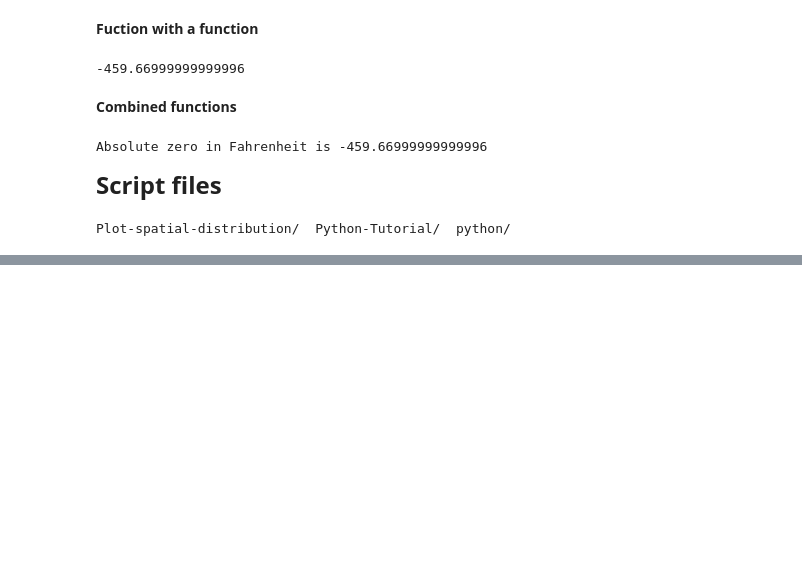
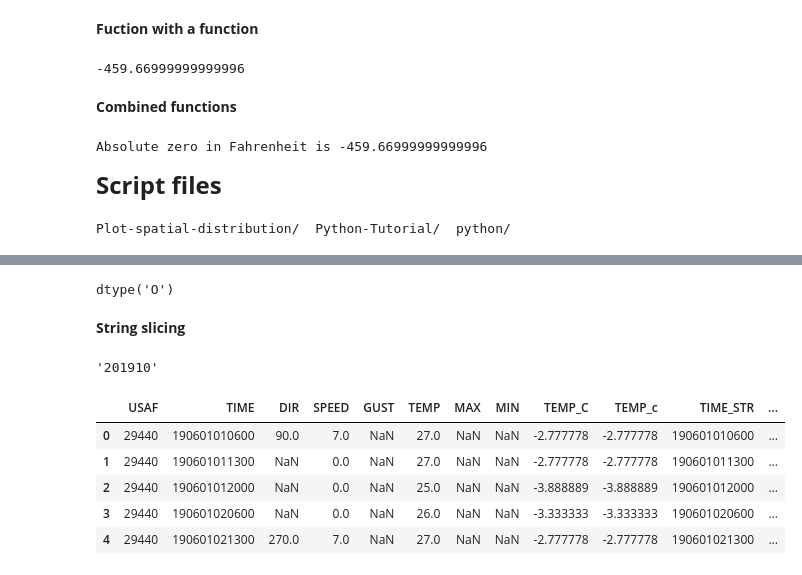
Before and after one commit to yangshanye/Python-Tutorial, a Jupyter notebook: Geopython_basic_expresion.ipynb, the cells around one changed output, grey strips where cells are left out. Saved outputs shown, nothing was run; the diff lists cells and outputs as text; code cells hidden in the pictures; blank space fills up the shorter version.

```diff
--- a/Geopython_basic_expresion.ipynb
+++ b/Geopython_basic_expresion.ipynb
@@ -2083,0 +2139,7 @@ for idx, row in data_short.iterrows():
+# %%
+for idx in data_short.head().iterrows():
+
+
+    print(idx)
+    print("\n")
+    break
@@ -2083,0 +2158,9 @@ for idx, row in data_short.iterrows():
+# %%
+data["TEMP_C"] = 0.0
+
+for idx, row in data.iterrows():
+  # Convert the Fahrenheit to Celsius
+    celsius = fahr_to_celsius(row["TEMP"])
+
+    # Update the value of 'Celsius' column with the converted value
+    data.at[idx, "TEMP_C"] = celsius
@@ -2083,0 +2205,2 @@ for idx, row in data_short.iterrows():
+# %%
+data["TEMP_c"] = data["TEMP"].apply(fahr_to_celsius)
@@ -2083,0 +2278,3 @@ for idx, row in data_short.iterrows():
+# %%
+# Convert to string
+data["TIME_STR"] = data["TIME"].astype(str)
@@ -2083,0 +2290,27 @@ for idx, row in data_short.iterrows():
+# %%
+data["TIME_STR"].dtypes
+# %% [output]
+dtype('O')
+# %% [markdown]
+**String slicing**
+# %%
+date = "201910012350"
+date[0:6]
+# %% [output]
+'201910'
+# %%
+# SLice the string
+
+"""str.slice()"""
+
+data["YEAR_MONTH"] = data["TIME_STR"].str.slice(start=0, stop=6)
+
+# Let's see what we have
+data.head()
+# %% [output]
+|  | USAF | TIME | DIR | SPEED | GUST | TEMP | MAX | MIN | TEMP_C | TEMP_c | TIME_STR | ... |
+| 0 | 29440 | 190601010600 | 90.0 | 7.0 | NaN | 27.0 | NaN | NaN | -2.777778 | -2.777778 | 190601010600 | ... |
+| 1 | 29440 | 190601011300 | NaN | 0.0 | NaN | 27.0 | NaN | NaN | -2.777778 | -2.777778 | 190601011300 | ... |
+| 2 | 29440 | 190601012000 | NaN | 0.0 | NaN | 25.0 | NaN | NaN | -3.888889 | -3.888889 | 190601012000 | ... |
+| 3 | 29440 | 190601020600 | NaN | 0.0 | NaN | 26.0 | NaN | NaN | -3.333333 | -3.333333 | 190601020600 | ... |
+| 4 | 29440 | 190601021300 | 270.0 | 7.0 | NaN | 27.0 | NaN | NaN | -2.777778 | -2.777778 | 190601021300 | ... |
```
Also changed, not shown: parts of 406 cells of this notebook.
